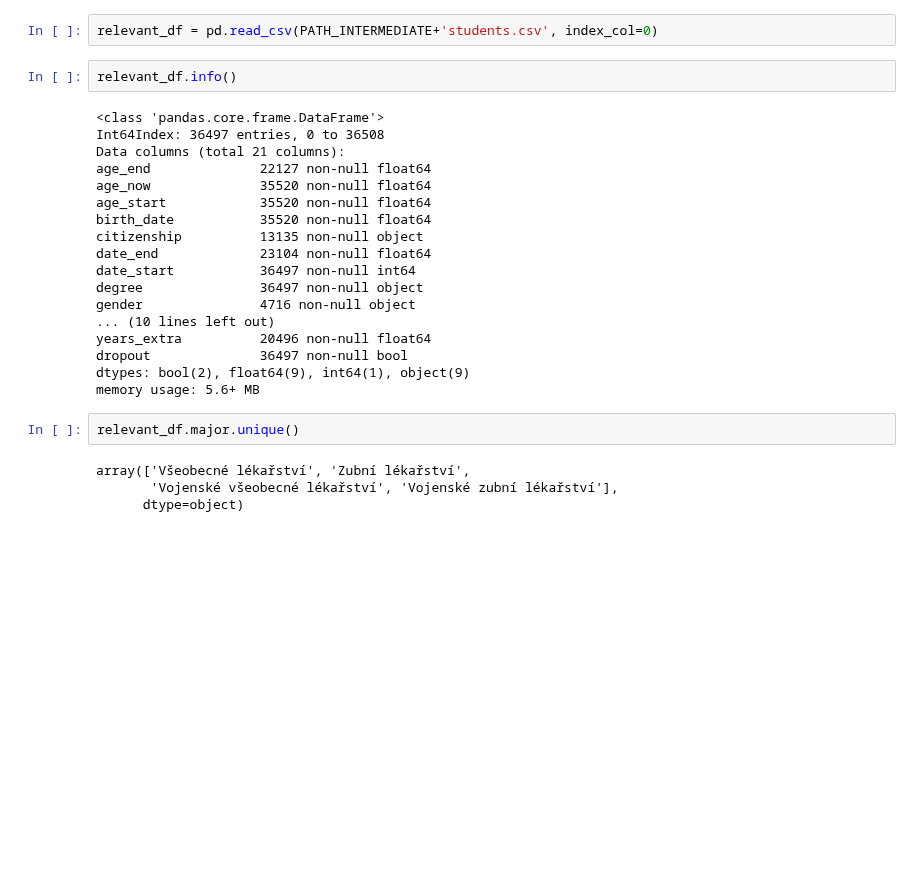
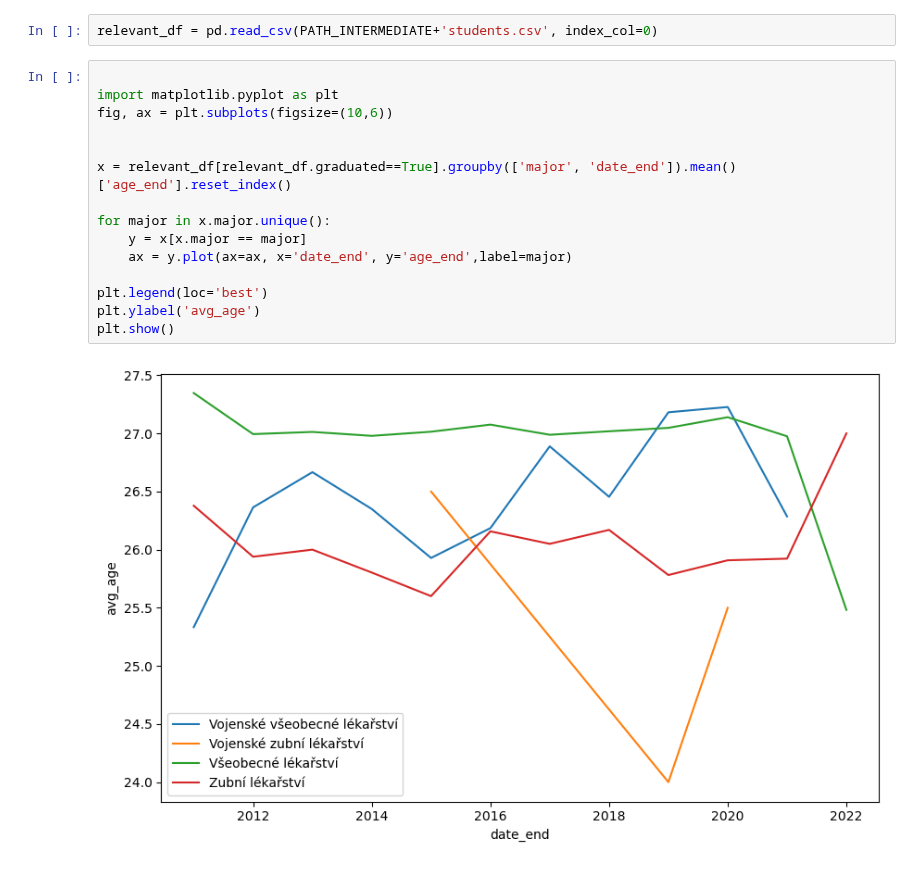
Before and after one commit to opendatalabcz/mapa-zdravi, a Jupyter notebook: src/scripts/uni_parsing.ipynb, the cells around one changed output. Saved outputs shown, nothing was run; the diff lists cells and outputs as text; blank space fills up the shorter version.

```diff
--- a/src/scripts/uni_parsing.ipynb
+++ b/src/scripts/uni_parsing.ipynb
@@ -243,29 +243,20 @@ relevant_df.head()
 5 rows × 21 columns
 # %%
 relevant_df = pd.read_csv(PATH_INTERMEDIATE+'students.csv', index_col=0)
-# %%
-relevant_df.info()
-# %% [output]
-<class 'pandas.core.frame.DataFrame'>
-Int64Index: 36497 entries, 0 to 36508
-Data columns (total 21 columns):
-age_end              22127 non-null float64
-age_now              35520 non-null float64
-age_start            35520 non-null float64
-birth_date           35520 non-null float64
-citizenship          13135 non-null object
-date_end             23104 non-null float64
-date_start           36497 non-null int64
-degree               36497 non-null object
-gender               4716 non-null object
-... (10 lines left out)
-years_extra          20496 non-null float64
-dropout              36497 non-null bool
-dtypes: bool(2), float64(9), int64(1), object(9)
-memory usage: 5.6+ MB
-# %%
-relevant_df.major.unique()
-# %% [output]
-array(['Všeobecné lékařství', 'Zubní lékařství',
-       'Vojenské všeobecné lékařství', 'Vojenské zubní lékařství'],
-      dtype=object)
+# %%
+
+import matplotlib.pyplot as plt
+fig, ax = plt.subplots(figsize=(10,6))
+
+
+x = relevant_df[relevant_df.graduated==True].groupby(['major', 'date_end']).mean()['age_end'].reset_index()
+
+for major in x.major.unique():
+    y = x[x.major == major]
+    ax = y.plot(ax=ax, x='date_end', y='age_end',label=major)
+
+plt.legend(loc='best')
+plt.ylabel('avg_age')
+plt.show()
+# %% [output]
+[figure, added]
```
Also changed, not shown: 2 other files.
